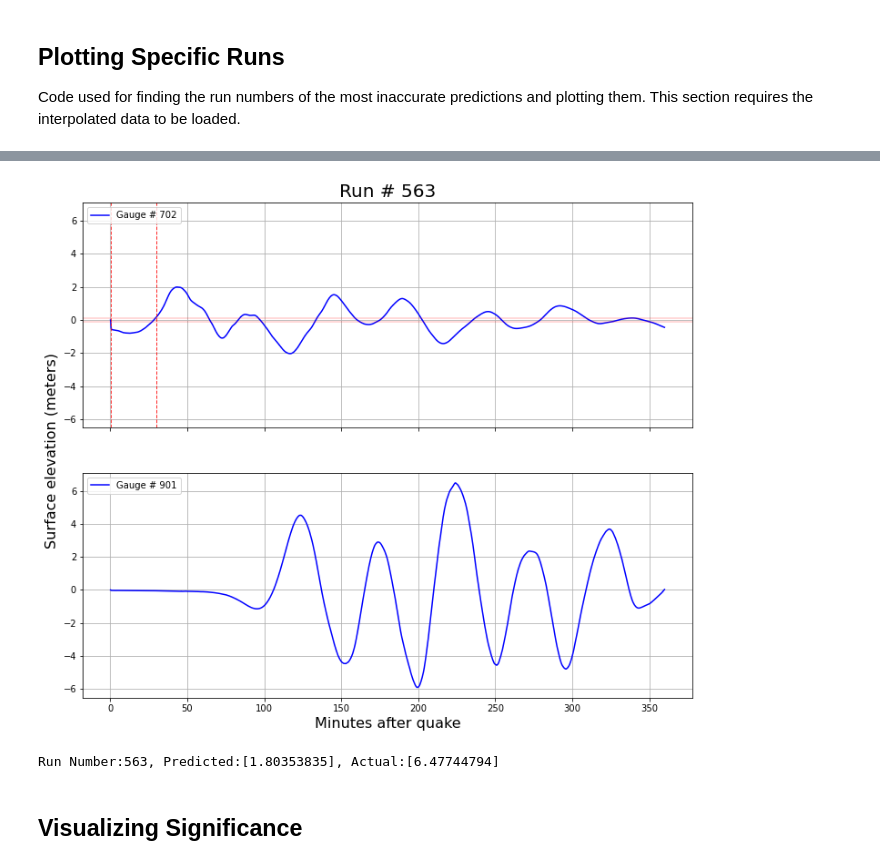
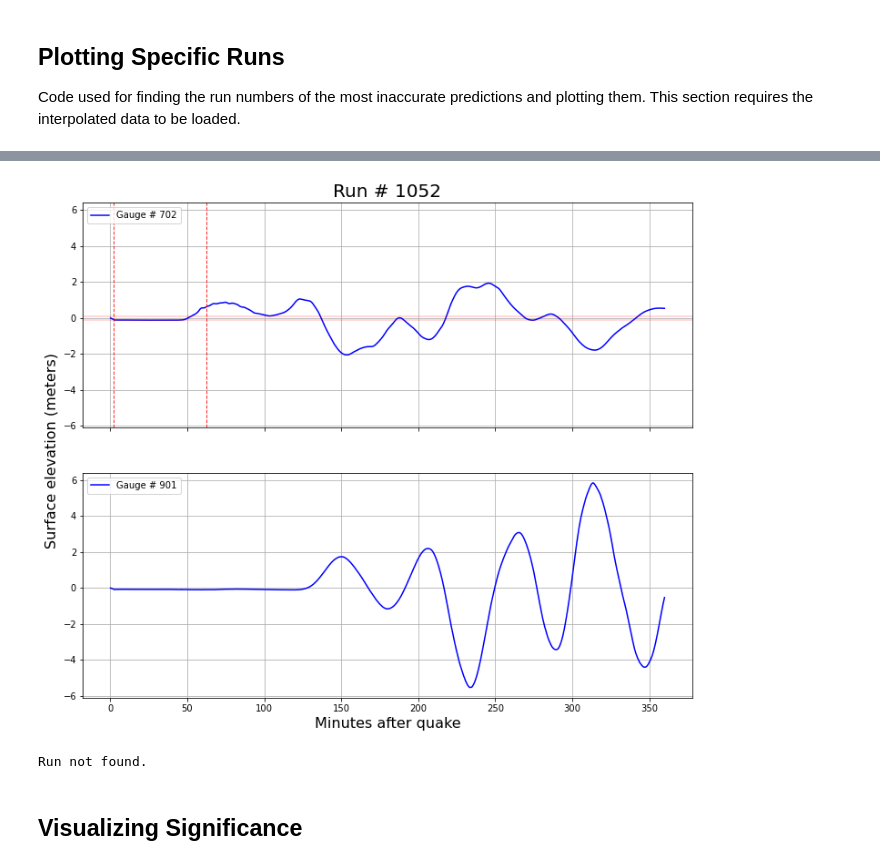
Before and after one commit to chrismhl/tsunami, a Jupyter notebook: Tsunami_TS_Regression.ipynb, the cells around one changed output, grey strips where cells are left out. Saved outputs shown, nothing was run; the diff lists cells and outputs as text; code cells hidden in the pictures.

```diff
--- a/Tsunami_TS_Regression.ipynb
+++ b/Tsunami_TS_Regression.ipynb
@@ -68,18 +70,21 @@ for rnum in rnums:
 
     for gaugeno in gaugenos:
         gfile = '%s/gauge%s.txt' % (outdir, str(gaugeno).zfill(5))
-        gdata = np.genfromtxt(gfile, delimiter=',')
+        g_data = np.genfromtxt(gfile, delimiter=',')
 
         # data in this case has a NaN value for eta @ t=0
-        t[(rnum,gaugeno)] = gdata[1:,0]  # seconds
+        t[(rnum,gaugeno)] = g_data[1:,0]  # seconds
 
-        eta[(rnum,gaugeno)] = gdata[1:,1]  # surface elevation in meters
+        eta[(rnum,gaugeno)] = g_data[1:,1]  # surface elevation in meters
 # %%
-# Code for plotting some of the data
+# Code for plotting some of the data. (Un)comment as needed
 
-# plot(t[(95,702)]/60,eta[(95,702)])
+gnum = 911
+rnum = 1000
 
-# xlim(0, 360)
-# xlabel('Minutes after quake')
-# ylabel('Surface elevation (meters)')
-# grid(True)
+plot(t[(rnum,gnum)]/60,eta[(rnum,gnum)])
+
+xlim(0, 360)
+xlabel('Minutes after quake')
+ylabel('Surface elevation (meters)')
+grid(True)
@@ -126,10 +135,10 @@ def get_thresh(data,threshold):
             return i
     return math.nan
 # %%
-def stack_series(data, time, gaugeno, runs, threshold, tsteps):
+def stack_series(data, time, gaugeno, runs, threshold, tsteps, subs_thresh, subs_time):
 
     """
-    Stacks the time series used to construct the dataframe for feature extraction
+    Stacks the time series used to construct the dataframe for feature extraction with thresholding.
     Input:
         data - Dictionary of eta data with the form: data[(run_number, gauge_number)]
         time - Dictionary of time intervals of the form: time[(run_number, gauge_number)]
@@ -137,6 +146,8 @@ def stack_series(data, time, gaugeno, runs, threshold, tsteps):
         runs - Integer total number of runs
         threshold - int/double that each entry in the time series is compared against
         tsteps - Number of time steps to extract after threshold is met
+        subs_thresh - Threshold for average initial subsidence
+        subs_time - Time steps over which the average subsidence is taken
 
     Returns:
         g - Stacked eta time series of the form [(Run#0000,Gauge#702),(Run#0001,Gauge#702), ..., (Run#1299,Gauge#702)]
@@ -158,7 +169,7 @@ def stack_series(data, time, gaugeno, runs, threshold, tsteps):
         t_data = time[(rnum,gaugeno)]
         ind = get_thresh(g_data,threshold) #returns NaN if threshold is not met/exceeded
 
-        if not math.isnan(ind): #ignore run if NaN
+        if math.isnan(ind) == False and np.average(g_data[0:subs_time]) > subs_thresh: #ignore run if NaN
             runs_used.append(rnum)
             tstart.append(ind)
 
@@ -176,5 +250,7 @@ def stack_series(data, time, gaugeno, runs, threshold, tsteps):
 # %%
-tsteps = 181 # 30 minutes
+tsteps = 361 # 60 minutes
 threshold = 0.1
+sub_thresh = -20000 # set to arbitrarily large negative number if you do not want to filter for subsidence
+sub_time = 31
 
-eta_g702, run_id, runs_used, times, tstart = stack_series(eta, t, 702, 1300, threshold, tsteps)
+eta_g702, run_id, runs_used, times, tstart = stack_series(eta, t, 702, 1300, threshold, tsteps, sub_thresh, sub_time)
@@ -654,11 +763,11 @@ badruns
 # %%
 %matplotlib inline
 
-plot_run(563,901)
+plot_run(1052,901)
 # %% [output]
-[figure, old version]
+[figure, new version]
 # %%
-find_run(pred_901, test_901_target, test_901_runs, 563)
+find_run(pred_901, test_901_target, test_901_runs, 1052)
 # %% [output]
-Run Number:563, Predicted:[1.80353835], Actual:[6.47744794]
+Run not found.
 # %%
```
Also changed, not shown: parts of 71 cells of this notebook.
